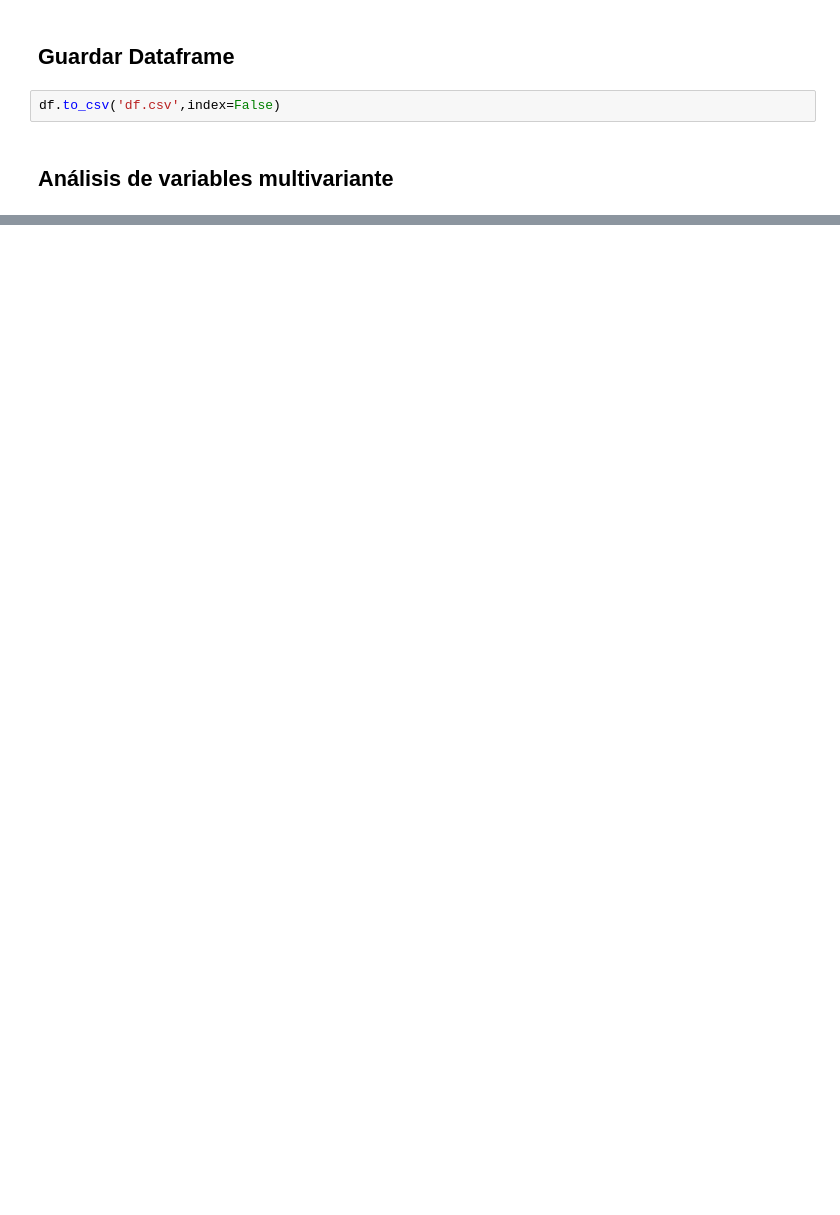
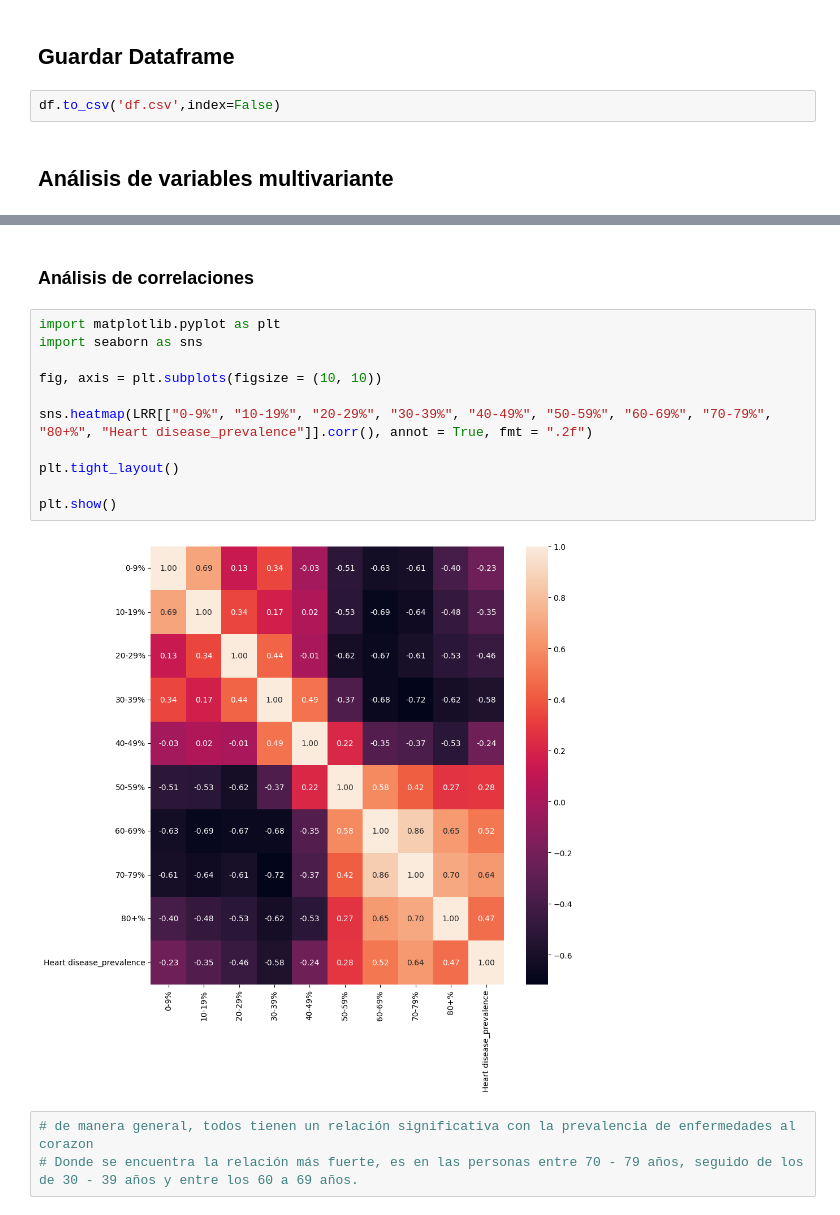
Before and after one commit to IngDiegoMacias/Regularized-Linear-Regression, a Jupyter notebook: src/explore.ipynb, the cells around one changed output, grey strips where cells are left out. Saved outputs shown, nothing was run; the diff lists cells and outputs as text; blank space fills up the shorter version.

```diff
--- a/src/explore.ipynb
+++ b/src/explore.ipynb
@@ -233,3 +234,21 @@ LRR.head()
 | 2 | 10.980266 | 11.896628 | 13.134520 | 12.865239 | 12.354809 | 13.174712 | 12.362847 | 9.018930 | 4.212049 | 11.0 |
 | 3 | 10.964286 | 11.589286 | 13.522321 | 13.897321 | 13.562500 | 13.906250 | 11.361607 | 7.691964 | 3.504464 | 8.6 |
 | 4 | 12.266598 | 13.087828 | 11.656293 | 11.901798 | 12.921853 | 13.561549 | 12.041840 | 8.525242 | 4.036999 | 9.2 |
+# %% [markdown]
+### Análisis de correlaciones
+# %%
+import matplotlib.pyplot as plt
+import seaborn as sns
+
+fig, axis = plt.subplots(figsize = (10, 10))
+
+sns.heatmap(LRR[["0-9%", "10-19%", "20-29%", "30-39%", "40-49%", "50-59%", "60-69%", "70-79%", "80+%", "Heart disease_prevalence"]].corr(), annot = True, fmt = ".2f")
+
+plt.tight_layout()
+
+plt.show()
+# %% [output]
+[figure, added]
+# %%
+# de manera general, todos tienen un relación significativa con la prevalencia de enfermedades al corazon
+# Donde se encuentra la relación más fuerte, es en las personas entre 70 - 79 años, seguido de los de 30 - 39 años y entre los 60 a 69 años.
```
Also changed, not shown: parts of 10 cells of this notebook, 2 other files.
